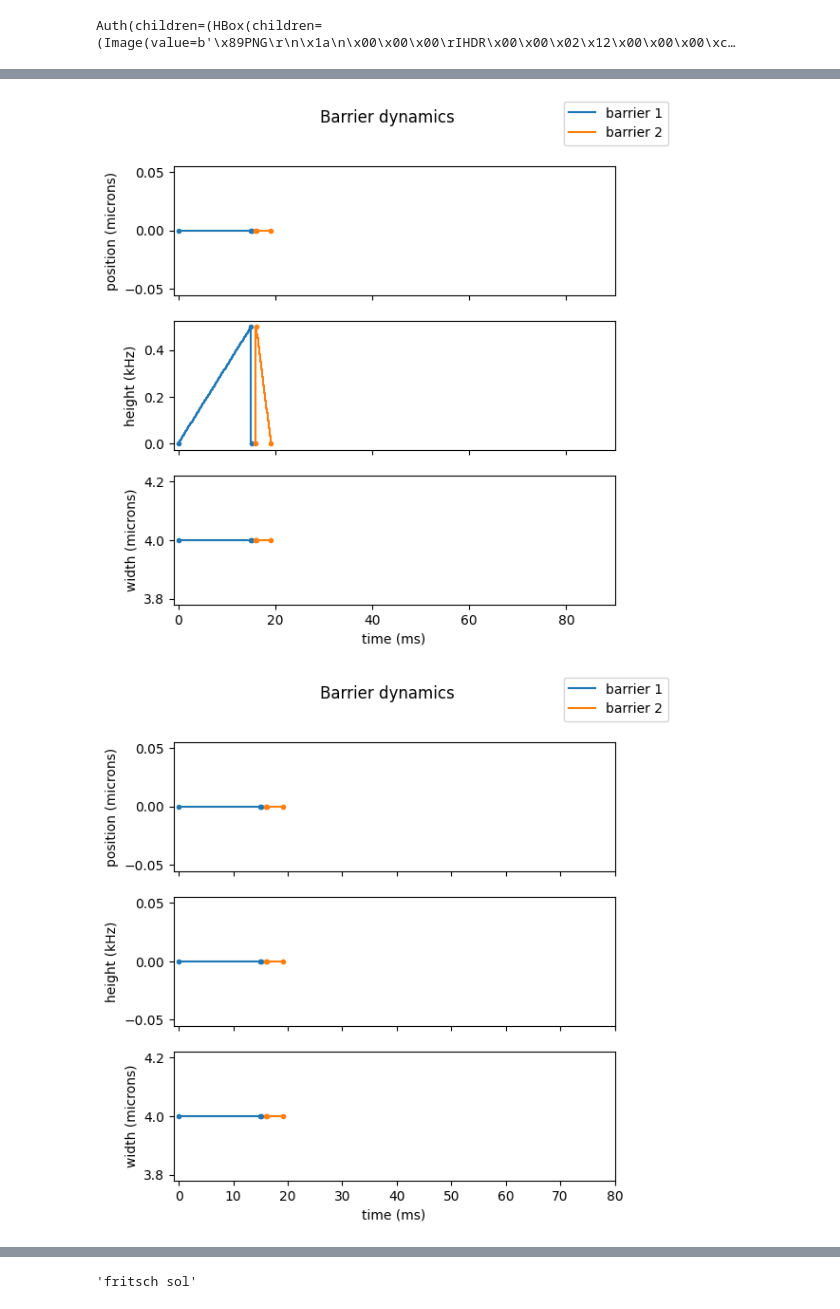
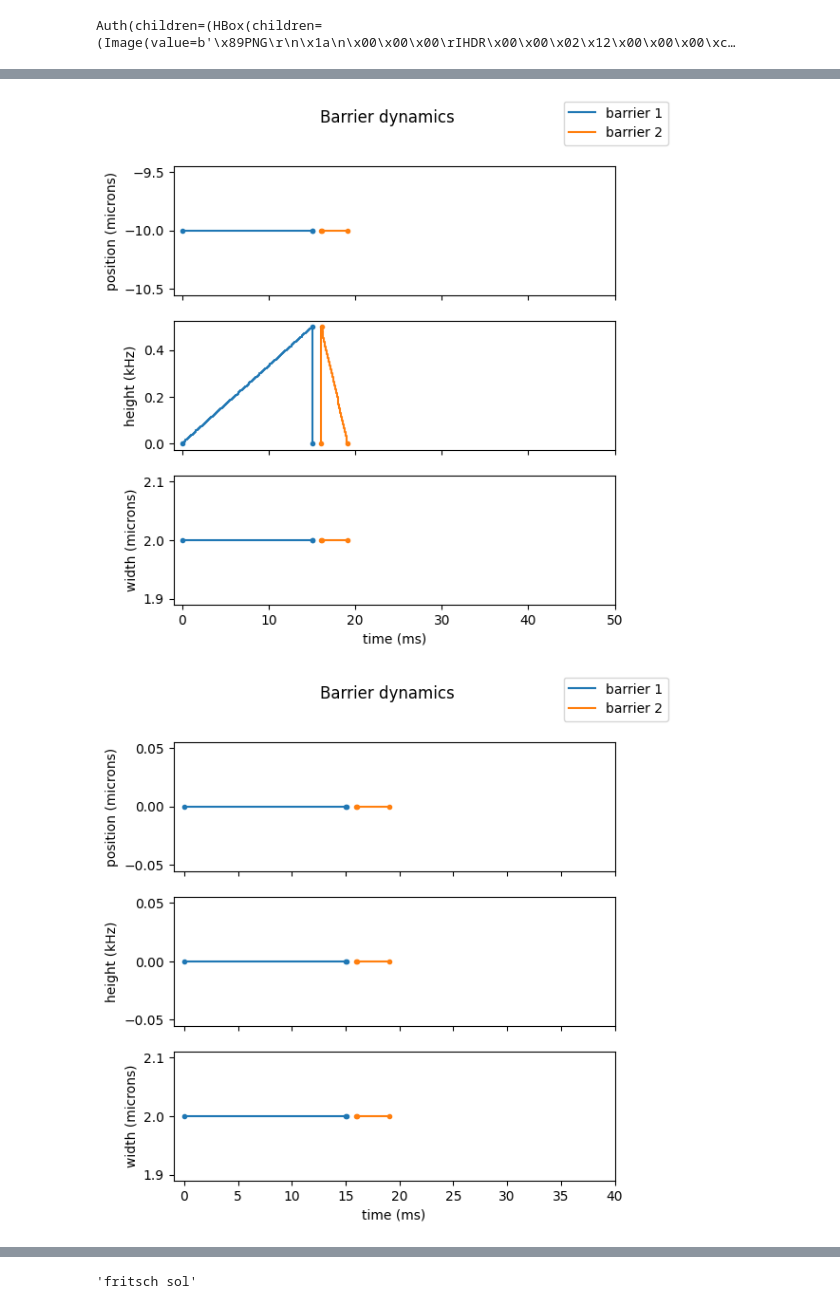
Before and after one commit to JoshDumo/BEConOqtant, a Jupyter notebook: Solitons/FritschSolitons/FritschSolitonDemo.ipynb, the cells around one changed output, grey strips where cells are left out. Saved outputs shown, nothing was run; the diff lists cells and outputs as text; code cells hidden in the pictures.

Commit message:
[Solitons] Experiments notebooks.

```diff
--- a/Solitons/FritschSolitons/FritschSolitonDemo.ipynb
+++ b/Solitons/FritschSolitons/FritschSolitonDemo.ipynb
@@ -33,16 +33,16 @@ Job Limits:
 # %%
 from FritschSolitonsPkg.FritschSoliton import FritschSolitonMatter
 # %%
-fs = FritschSolitonMatter(qmf, 0.5, 2.0, 10.0)
+fs = FritschSolitonMatter(qmf, -10.0, 0.5, 2.0, 10.0)
 fs_matter = fs.get_matter()
 fs_matter.show_barrier_dynamics()
 # %% [output]
-[figure, old version]
+[figure, new version]
 # %%
-norm_matter = FritschSolitonMatter(qmf, 0.0, 1.0, 0.0).get_matter()
+norm_matter = FritschSolitonMatter(qmf, 0.0, 0.0, 1.0, 0.0).get_matter()
 norm_matter.show_barrier_dynamics()
 # %% [output]
-[figure, old version]
+[figure, new version]
 # %%
 norm_matter.show_potential(times=[0, 15, 15.2, 19],  ylimits=[0, 1], include_magnetic=False, include_ideal=True)
 # %% [output]
```
Also changed, not shown: parts of 18 cells of this notebook, 1 other file.
